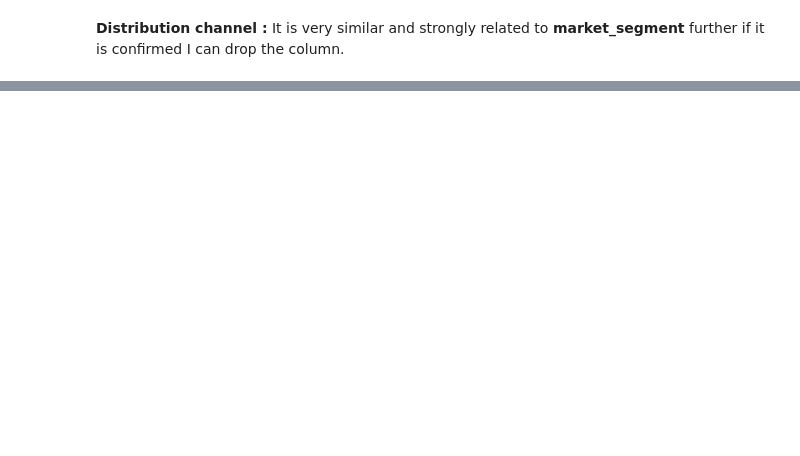
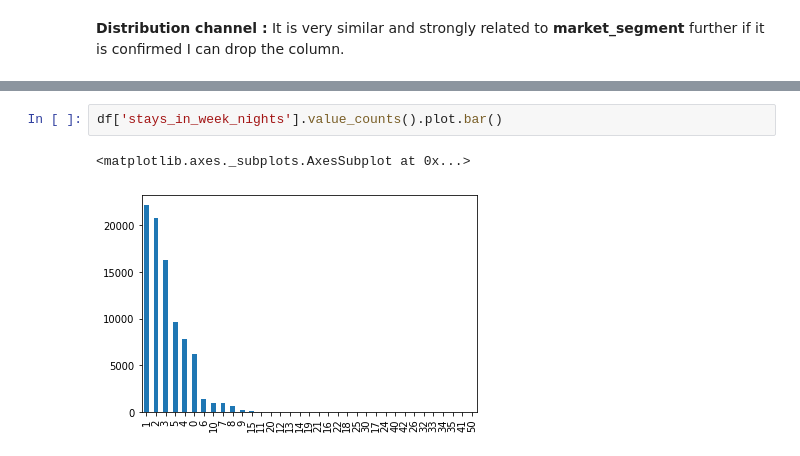
Before and after one commit to SaiMeghanaGoud/EDA-capstone-project, a Jupyter notebook: Copy_of_Hotel_Booking_Analysis_Capstone_Project.ipynb, the cells around one changed output, grey strips where cells are left out. Cells and saved outputs as stored; diff of their text form; blank space fills up the shorter version.

```diff
--- a/Copy_of_Hotel_Booking_Analysis_Capstone_Project.ipynb
+++ b/Copy_of_Hotel_Booking_Analysis_Capstone_Project.ipynb
@@ -545,0 +590,5 @@ df['reservation_status'].value_counts().plot.bar()
+# %%
+df['stays_in_week_nights'].value_counts().plot.bar()
+# %% [output]
+<matplotlib.axes._subplots.AxesSubplot at 0x...>
+[figure, added]
```
Also changed, not shown: parts of 62 cells of this notebook.
